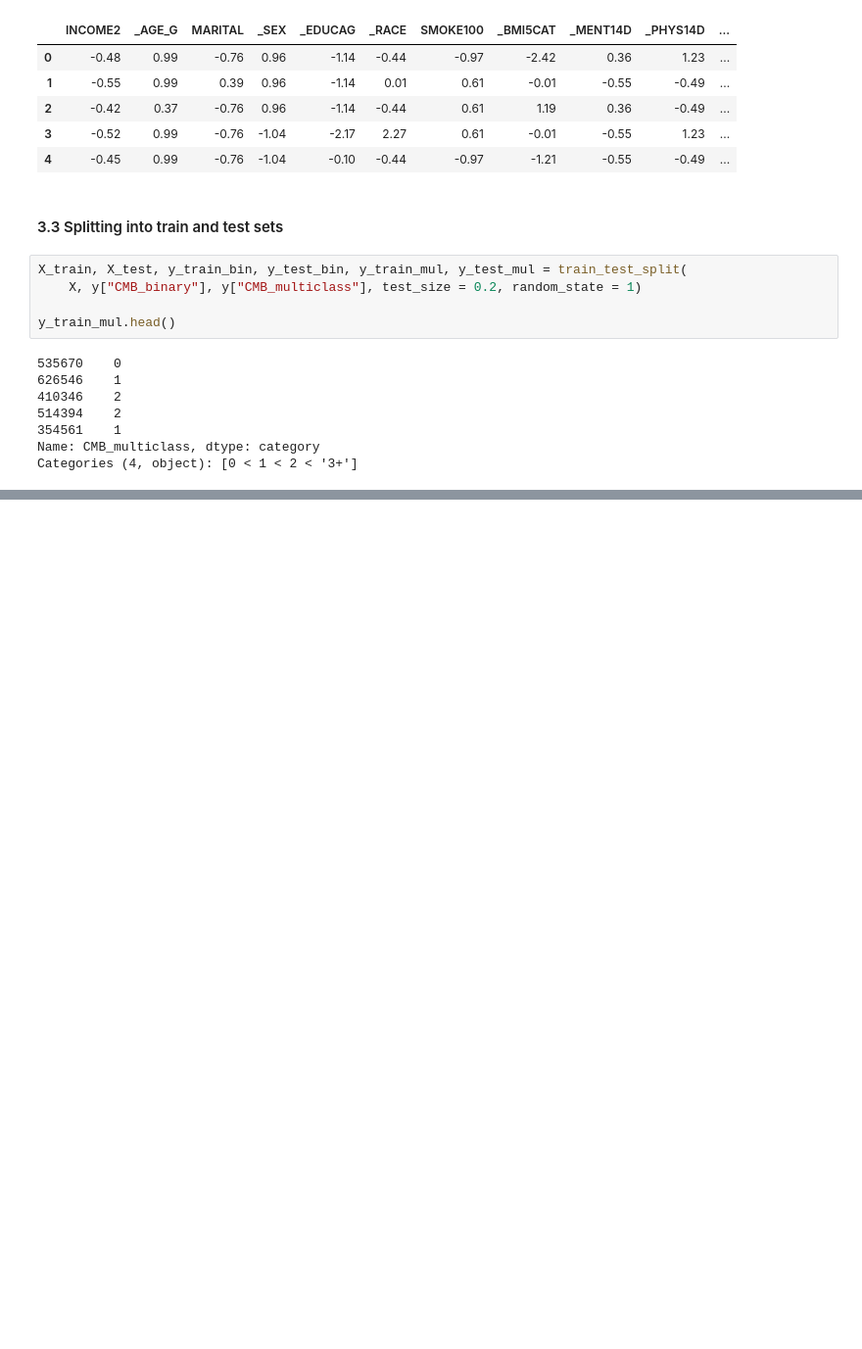
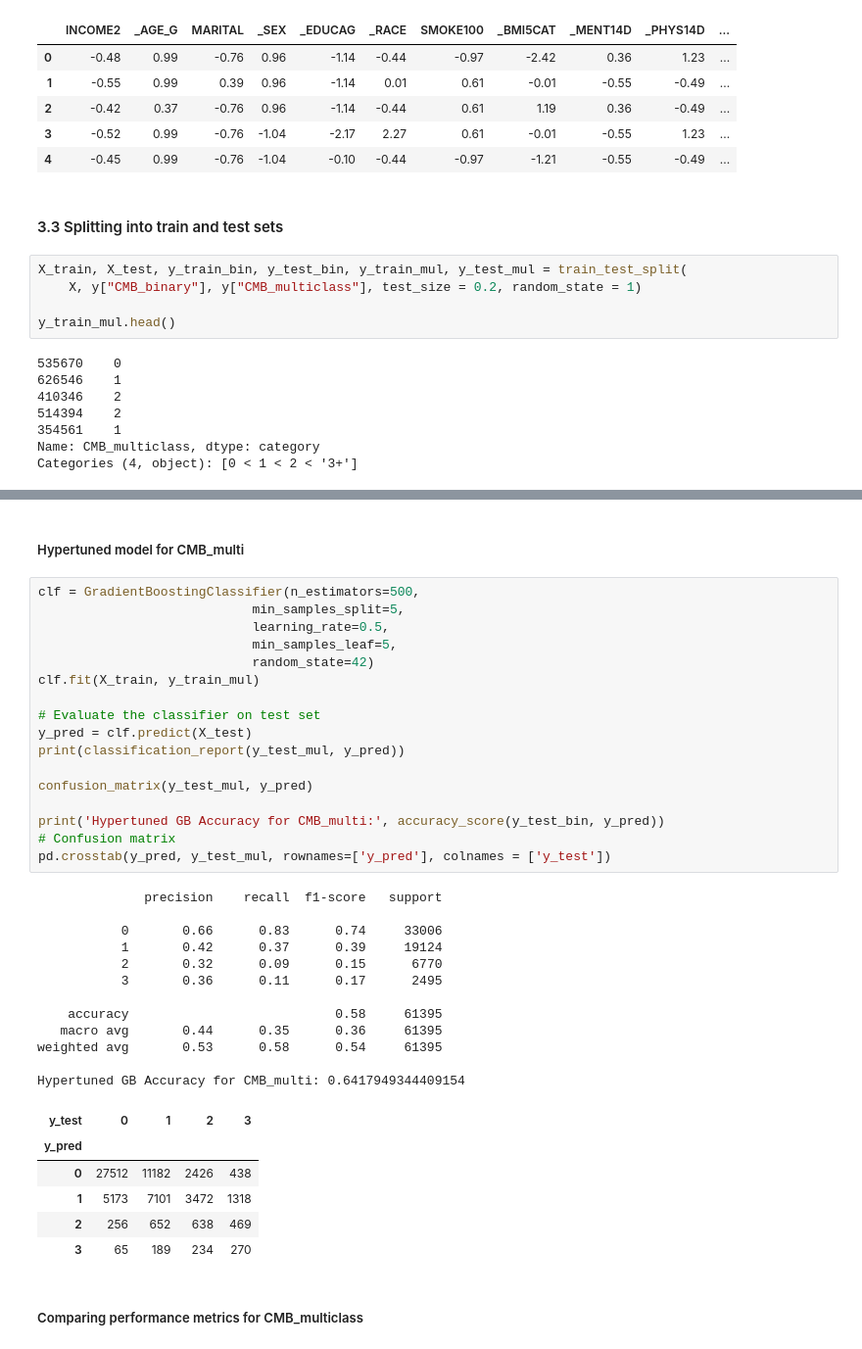
Before and after one commit to greghowa/CS6140-HW6, a Jupyter notebook: assignment6.ipynb, the cells around one changed output, grey strips where cells are left out. Shown at 98% size. Drawn from its saved outputs; the diff is of its cells as text; blank space fills up the shorter version.

```diff
--- a/assignment6.ipynb
+++ b/assignment6.ipynb
@@ -972,0 +1272,40 @@ Categories (4, object): [0 < 1 < 2 < '3+']
+# %% [markdown]
+##### Hypertuned model for CMB_multi
+# %%
+clf = GradientBoostingClassifier(n_estimators=500,
+                            min_samples_split=5,
+                            learning_rate=0.5,
+                            min_samples_leaf=5,
+                            random_state=42)
+clf.fit(X_train, y_train_mul)
+
+# Evaluate the classifier on test set
+y_pred = clf.predict(X_test)
+print(classification_report(y_test_mul, y_pred))
+
+confusion_matrix(y_test_mul, y_pred)
+
+print('Hypertuned GB Accuracy for CMB_multi:', accuracy_score(y_test_bin, y_pred))
+# Confusion matrix
+pd.crosstab(y_pred, y_test_mul, rownames=['y_pred'], colnames = ['y_test'])
+# %% [output]
+              precision    recall  f1-score   support
+
+           0       0.66      0.83      0.74     33006
+           1       0.42      0.37      0.39     19124
+           2       0.32      0.09      0.15      6770
+           3       0.36      0.11      0.17      2495
+
+    accuracy                           0.58     61395
+   macro avg       0.44      0.35      0.36     61395
+weighted avg       0.53      0.58      0.54     61395
+
+Hypertuned GB Accuracy for CMB_multi: 0.6417949344409154
+| y_test | 0 | 1 | 2 | 3 |
+| y_pred |  |  |  |  |
+| 0 | 27512 | 11182 | 2426 | 438 |
+| 1 | 5173 | 7101 | 3472 | 1318 |
+| 2 | 256 | 652 | 638 | 469 |
+| 3 | 65 | 189 | 234 | 270 |
+# %% [markdown]
+##### Comparing performance metrics for CMB_multiclass
```
Also changed, not shown: parts of 31 cells of this notebook.
